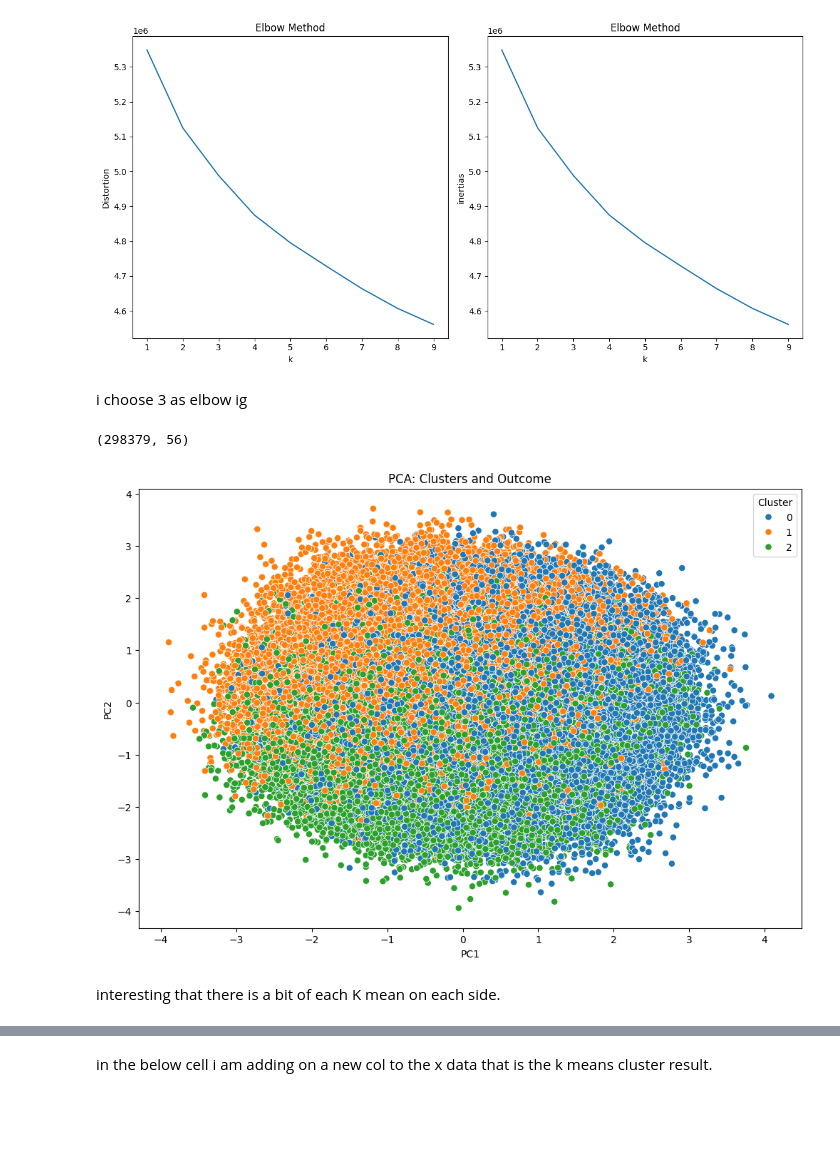
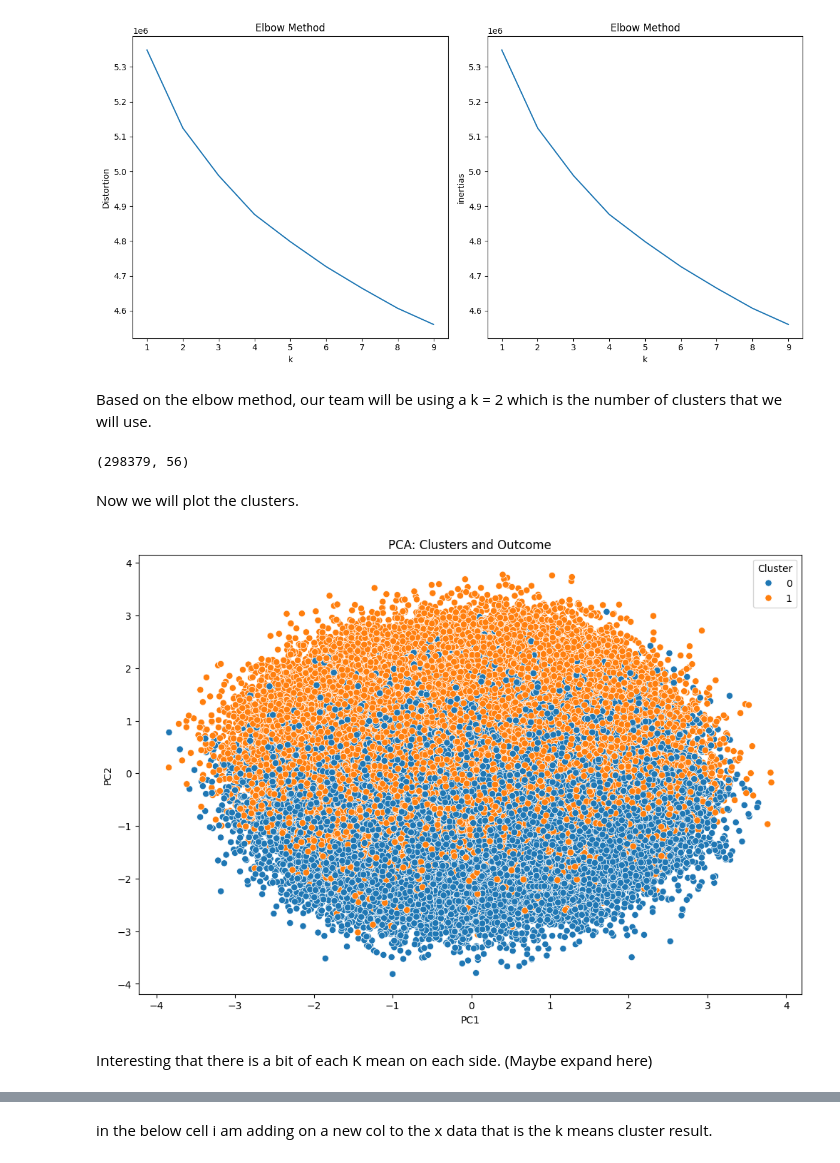
Before and after one commit to kchen3490/cmsc320-final, a Jupyter notebook: notebook.ipynb, the cells around one changed output, grey strips where cells are left out. Drawn from its saved outputs; the diff is of its cells as text; code cells hidden in the pictures; blank space fills up the shorter version.

Commit message:
added some visualizations and formatted the notebook

```diff
--- a/notebook.ipynb
+++ b/notebook.ipynb
@@ -28,8 +56,8 @@ pd.set_option('display.max_columns', None)
 # %% [markdown]
 ### Read CSV file:
 # %%
-# heart_attack_df = pd.read_csv('~/Downloads/heart_attack_dataset.csv')
-heart_attack_df = pd.read_csv('heart_attack_dataset.csv')
+heart_attack_df = pd.read_csv('~/Downloads/heart_attack_dataset.csv')
+# heart_attack_df = pd.read_csv('heart_attack_dataset.csv')
 # %% [markdown]
 ### Remove Rows with NULL values:
 # %%
@@ -429,18 +447,16 @@ We need to use the elbow method to help found out the number of clusters needed
 # %%
+pca = PCA(n_components=30)
+X_pca = pca.fit_transform(X_train)
+
+
 distortions = []
 inertias = []
 K = range(1, 10)
 
 for k in K:
-    # ANSWER STARTING HERE
     kmeans_model = KMeans(n_clusters=k)
-    kmeans_model.fit(X_train)
+    kmeans_model.fit(X_pca)
 
     # get distortions and inertias
-    distortions.append(sum(np.min(cdist(X_train, kmeans_model.cluster_centers_, metric='euclidean')**2, axis=1)))
+    distortions.append(sum(np.min(cdist(X_pca, kmeans_model.cluster_centers_, metric='euclidean')**2, axis=1)))
     inertias.append(kmeans_model.inertia_)
-
-plt.plot(K, distortions)
-plt.xlabel('k')
-plt.ylabel('Distortion')
-plt.title("Elbow Method")
@@ -537,18 +463 @@ uhhhh not good. this shows that there isnt any good single thing that explains v
-# %%
-pca = PCA(n_components=30)
-X_pca = pca.fit_transform(X_train)
-
-
-distortions = []
-inertias = []
-K = range(1, 10)
-
-for k in K:
-    # ANSWER STARTING HERE
-    kmeans_model = KMeans(n_clusters=k)
-    kmeans_model.fit(X_pca)
-
-    # get distortions and inertias
-    distortions.append(sum(np.min(cdist(X_pca, kmeans_model.cluster_centers_, metric='euclidean')**2, axis=1)))
-    inertias.append(kmeans_model.inertia_)
 # %%
@@ -569,36 +477,38 @@ plt.tight_layout()
 plt.show()
 # %% [output]
 [figure]
-# %% [markdown]
-i choose 3 as elbow ig
+# %% [markdown]
+Based on the elbow method, our team will be using a k = 2 which is the number of clusters that we will use.
 # %%
 X_train.shape
 # %% [output]
 (298379, 56)
+# %% [markdown]
+Now we will plot the clusters.
 # %%
 def plot_clusters(Xer,  title, xlabel, ylabel, for_ml_df_0):
     # this first line is factually wrong as it gets cols mixed up but idt it metters here
     # print(for_ml_df_0.shape)
     for_ml_df = pd.DataFrame(for_ml_df_0, columns=X.columns)
     # print(for_ml_df.shape)
     fig, ax = plt.subplots(figsize=(12, 8))
-    kmeans = KMeans(n_clusters=3, random_state=seed).fit(Xer)
+    kmeans = KMeans(n_clusters=2, random_state=seed).fit(Xer)
     # print(pd.Categorical(kmeans.labels_).shape)
     for_ml_df['Cluster'] = pd.Categorical(kmeans.labels_)
     sns.scatterplot(x=Xer[:, 0],y=Xer[:, 1], hue="Cluster", data=for_ml_df,s=45,legend="full")
     # plt.legend(labels=[features[0], features[1], features[2], features[3]])
 
     plt.title(title)
     plt.xlabel(xlabel)
     plt.ylabel(ylabel)
     plt.show()
 
 plotclusterxtrain = X_train.copy()
 plot_clusters(X_pca, 'PCA: Clusters and Outcome', 'PC1', 'PC2', plotclusterxtrain)
 # %% [output]
-[figure, old version]
+[figure, new version]
 # %% [markdown]
-interesting that there is a bit of each K mean on each side.
+Interesting that there is a bit of each K mean on each side. (Maybe expand here)
 # %%
 continuous_features = X_train_cont.columns
 binary_features = binary_one_hot_cols
```
Also changed, not shown: parts of 43 cells of this notebook.
